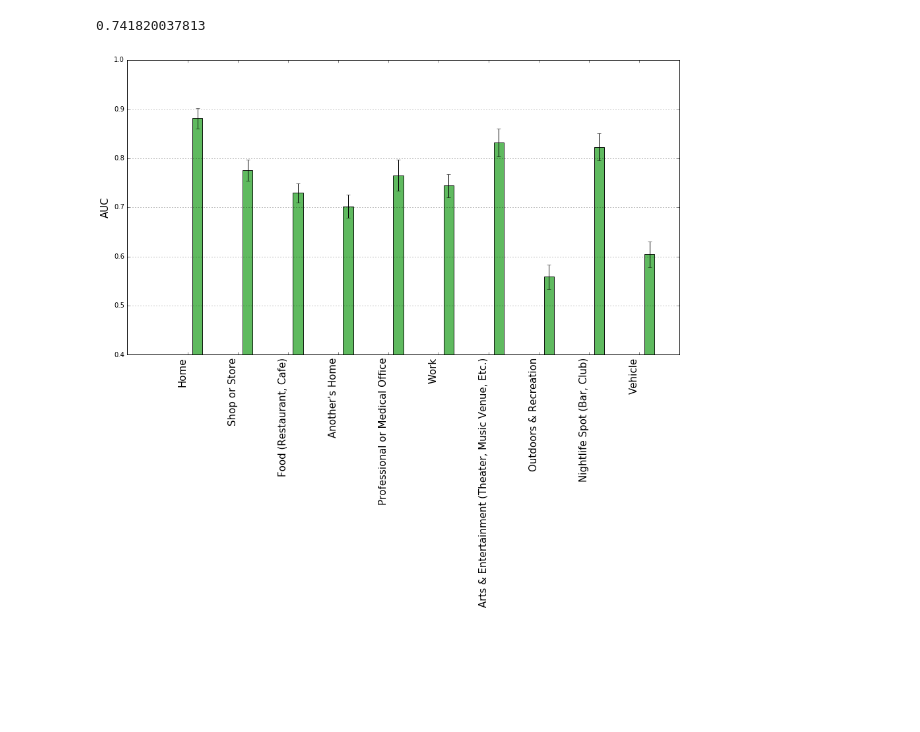
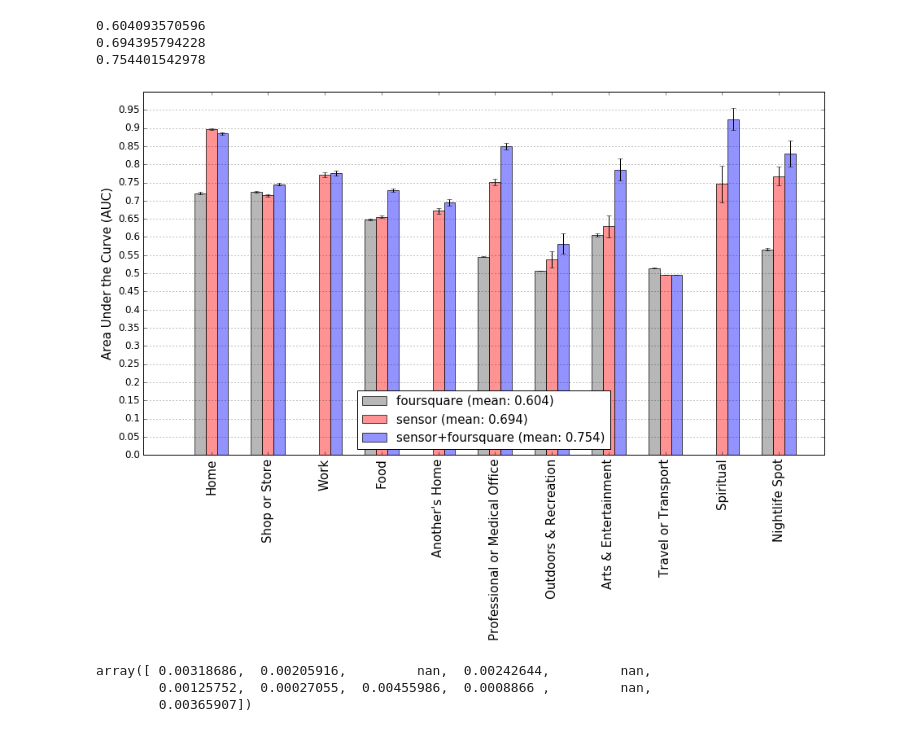
Before and after one commit to sosata/CS120DataAnalysis, a Jupyter notebook: SemanticLocation/show_accuracy_global.ipynb, the cells around one changed output. Drawn from its saved outputs; the diff is of its cells as text; code cells hidden in the pictures; blank space fills up the shorter version.

```diff
--- a/SemanticLocation/show_accuracy_global.ipynb
+++ b/SemanticLocation/show_accuracy_global.ipynb
@@ -13,19 +34,20 @@ f.close()
 # %%
-# reading model trained on sensor only
+# sensor only
 
 #files = ['accuracy.dat','accuracy_new300.dat','accuracy_new300_2.dat','accuracy_new300_3.dat','accuracy_new300_3_stratified.dat']
 #files = ['accuracy_new100_3_depth6.dat','accuracy_new100_3_depth6_fsq2_distance.dat']
 #files = ['accuracy_new100_3_depth6_fsq2.dat','accuracy_new100_3_depth6_fsq2_distance.dat']
 
 #file = 'accuracy_new300_3.dat' # location prediction
-file = 'accuracy_reason_100_d3.dat' # reason prediction
+# file = 'accuracy_reason_100_d3.dat' # reason prediction
+file = 'auc_location_new_10fold_sensor2.dat'
 
 with open(file) as f:
     aucs, confs, labels = pickle.load(f)
 f.close()
-for (j,lab) in enumerate(labels):
-    for (k,l) in enumerate(lab):
-        labels[j][k] = l.replace('"','')
+# for (j,lab) in enumerate(labels):
+#     for (k,l) in enumerate(lab):
+#         labels[j][k] = l.replace('"','')
 
 auc_top10 = list(np.array([]) for ii in range(len(state_top10)))
 for (k,lab) in enumerate(labels):
@@ -38,5 +60,5 @@ auc_mean_sensor = np.array([])
 auc_ci_sensor = np.array([])
 for (j, a) in enumerate(auc_top10):
     auc_mean_sensor = np.append(auc_mean_sensor, np.nanmean(a))
-    auc_ci_sensor = np.append(auc_ci_sensor, 2*np.nanstd(a)/np.sqrt(208))
+    auc_ci_sensor = np.append(auc_ci_sensor, 2*np.nanstd(a)/np.sqrt(len(labels)))
 # %%
@@ -83,27 +90,46 @@ for (j, a) in enumerate(auc_top10):
 # %%
 import matplotlib.pyplot as plt
 %matplotlib inline
 plt.figure(figsize=(15,8))
 w = 1/5.0
-# plt.bar(np.arange(0,10,1), auc_mean_fsq, w, yerr=auc_ci_fsq, align='center',\
-#          color=(.7,.7,.7), alpha=0.9, ecolor=(0,0,0))
-# plt.bar(np.arange(w,10+w,1), auc_mean_sensor, w, yerr=auc_ci_sensor, align='center', \
-#          color=(1,.5,.5), alpha=0.9, ecolor=(0,0,0))
-plt.bar(np.arange(2*w,10+2*w,1), auc_mean_all, w, yerr=auc_ci_all, align='center', \
-         color=(.3,.7,.3), alpha=0.9, ecolor=(0,0,0))
-# plt.legend(['foursquare','sensor','sensor+foursquare'], loc='upper center')
-plt.ylabel('AUC',fontsize=15,color=(0,0,0))
+plt.bar(np.arange(0,state_top10.size,1), auc_mean_fsq, yerr=auc_ci_fsq, width=w, align='center',\
+         color=(.6,.6,.6), alpha=0.7, ecolor=(0,0,0))
+plt.bar(np.arange(w,state_top10.size+w,1), auc_mean_sensor, yerr=auc_ci_sensor, width=w, align='center', \
+         color=(1,.4,.4), alpha=0.7, ecolor=(0,0,0))
+plt.bar(np.arange(2*w,state_top10.size+2*w,1), auc_mean_all, yerr=auc_ci_all, width=w, align='center', \
+         color=(.4,.4,1), alpha=0.7, ecolor=(0,0,0))
+plt.legend(['foursquare (mean: {:.3f})'.format(np.nanmean(auc_mean_fsq)),\
+            'sensor (mean: {:.3f})'.format(np.nanmean(auc_mean_sensor)),\
+            'sensor+foursquare (mean: {:.3f})'.format(np.nanmean(auc_mean_all))], loc='lower center', fontsize=15)
+plt.ylabel('Area Under the Curve (AUC)',fontsize=15,color=(0,0,0))
+# removing extra words
+xlabel = state_top10
+for (i,xl) in enumerate(xlabel):
+    label_broken = xl.split('(')
+    xlabel[i] = label_broken[0]
+    if len(label_broken)>1:
+        xlabel[i] = xlabel[i][:-1]
+plt.xticks(np.arange(w,state_top10.size+w,1), xlabel, fontsize=15, color=(0,0,0), rotation=90, ha='center');
+plt.yticks(np.arange(0,1,.05), np.arange(0,1,.05), fontsize=12, color=(0,0,0))
 axes = plt.gca()
 axes.set_xlim([-1, len(state_top10)])
-axes.set_ylim([0.4, 1])
-axes.yaxis.grid();
-plt.xticks(np.arange(.2,10.2,1), state_top10, fontsize=15, color=(0,0,0), rotation=90, ha='right');
-# plt.yticks(np.arange(.4,1,.05), np.arange(.4,1,.05), fontsize=12, color=(0,0,0));
-# print np.nanmean(auc_mean_fsq)
-print np.mean(auc_mean_all)
+axes.set_ylim([0, 1])
+axes.yaxis.grid()
+
+print np.nanmean(auc_mean_fsq)
+print np.nanmean(auc_mean_sensor)
+print np.nanmean(auc_mean_all)
 # %% [output]
-0.741820037813
+0.604093570596
+0.694395794228
+0.754401542978
-[figure, old version]
+[figure, new version]
+# %%
+auc_ci_fsq
+# %% [output]
+array([ 0.00318686,  0.00205916,         nan,  0.00242644,         nan,
+        0.00125752,  0.00027055,  0.00455986,  0.0008866 ,         nan,
+        0.00365907])
 # %%
 conf = np.zeros([10,10])
 for (i,c_row) in enumerate(conf_top10):
```
Also changed, not shown: parts of 2 cells of this notebook, 20 other files.
